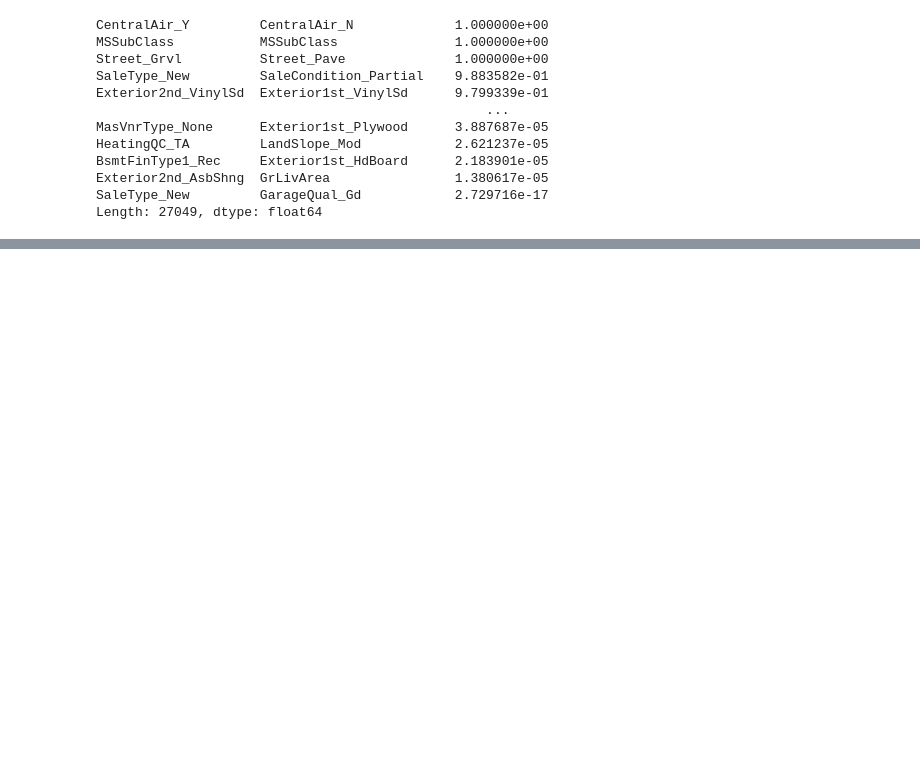
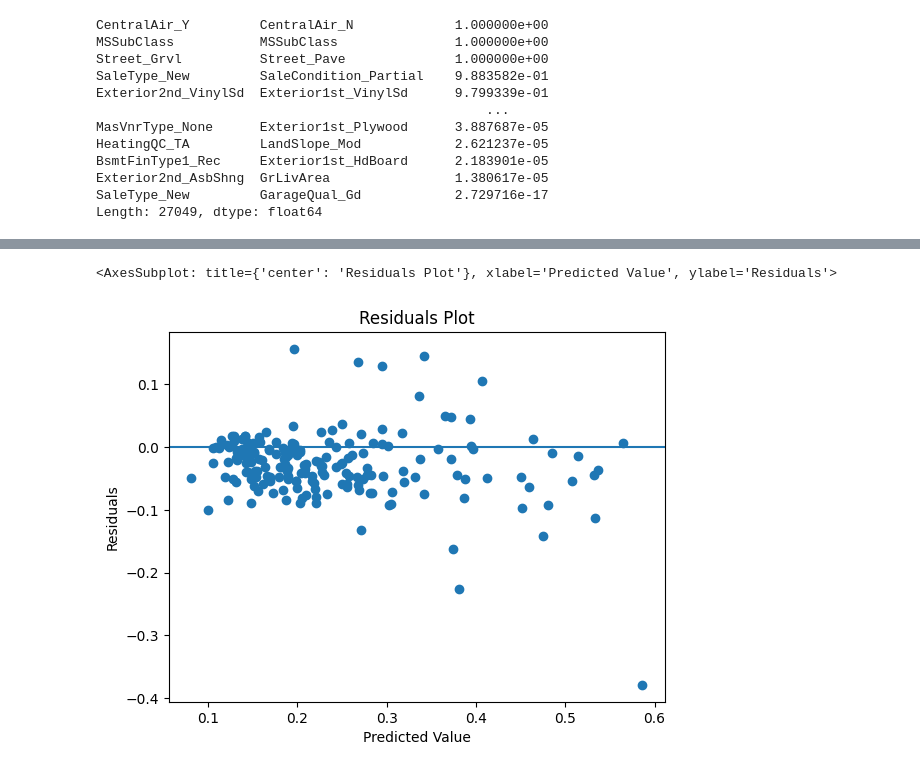
Before and after one commit to MatusKocian00/predict-residence-price, a Jupyter notebook: zadanie-2.ipynb, the cells around one changed output, grey strips where cells are left out. Cells and saved outputs as stored; diff of their text form; code cells hidden in the pictures; blank space fills up the shorter version.

```diff
--- a/zadanie-2.ipynb
+++ b/zadanie-2.ipynb
@@ -53,0 +207,7 @@ fig.write_html("corr_matrix.html")
+# %%
+y_pred = bestSvr.predict(X_test)
+y_true = y_test
+plot.residuals(y_true, y_pred)
+# %% [output]
+<AxesSubplot: title={'center': 'Residuals Plot'}, xlabel='Predicted Value', ylabel='Residuals'>
+[figure, added]
```
Also changed, not shown: parts of 18 cells of this notebook, 1 other file.
